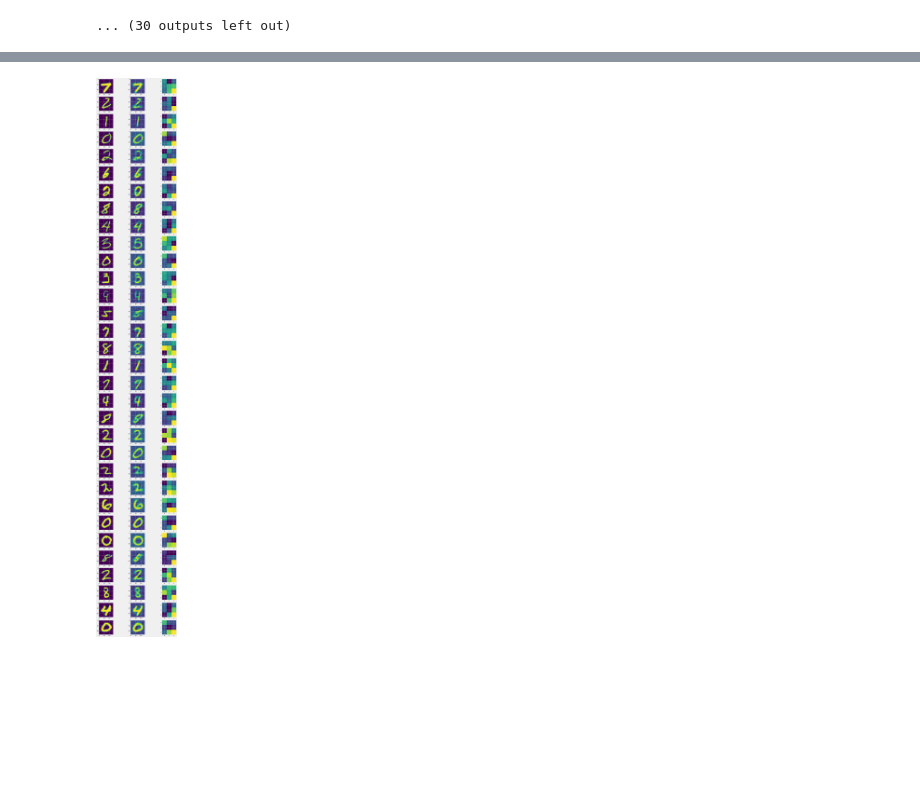
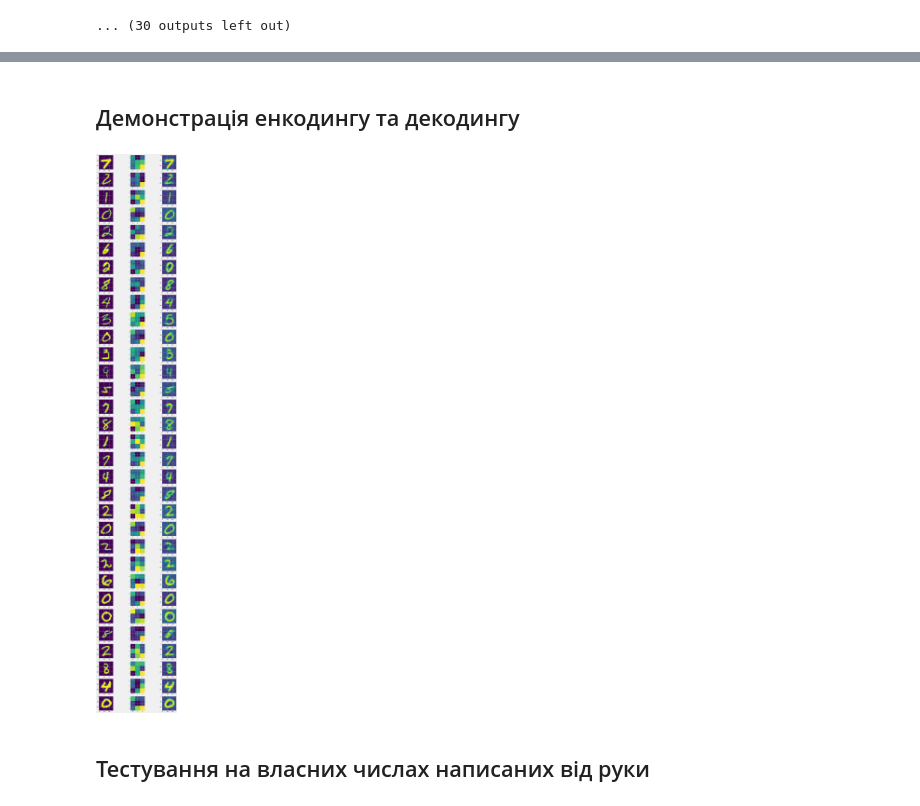
Before and after one commit to trilgar/MSM-2021, a Jupyter notebook: autoencoders.ipynb, the cells around one changed output, grey strips where cells are left out. Saved outputs shown, nothing was run; the diff lists cells and outputs as text; code cells hidden in the pictures; blank space fills up the shorter version.

```diff
--- a/autoencoders.ipynb
+++ b/autoencoders.ipynb
@@ -190,11 +202,15 @@ AE(
+# %% [markdown]
+## Демонстрація енкодингу та декодингу
 # %%
 fig, ax = plt.subplots(nrows = len(image), ncols = 3, figsize = (15, 100))
 for i, item in enumerate(image):
   item = item.reshape(-1, 28, 28)
   ax[i,0].imshow(item[0].cpu())
   rec, enc = model(item.reshape(-1, 28 * 28))
-  ax[i, 2].imshow(enc.reshape(3,3).cpu().detach().numpy())
-  ax[i, 1].imshow(rec.reshape(28,28).cpu().detach().numpy())
+  ax[i, 1].imshow(enc.reshape(3,3).cpu().detach().numpy())
+  ax[i, 2].imshow(rec.reshape(28,28).cpu().detach().numpy())
 plt.show()
 # %% [output]
-[figure, old version]
+[figure, new version]
+# %% [markdown]
+##  Тестування на власних числах написаних від руки
```
Also changed, not shown: parts of 10 cells of this notebook.
